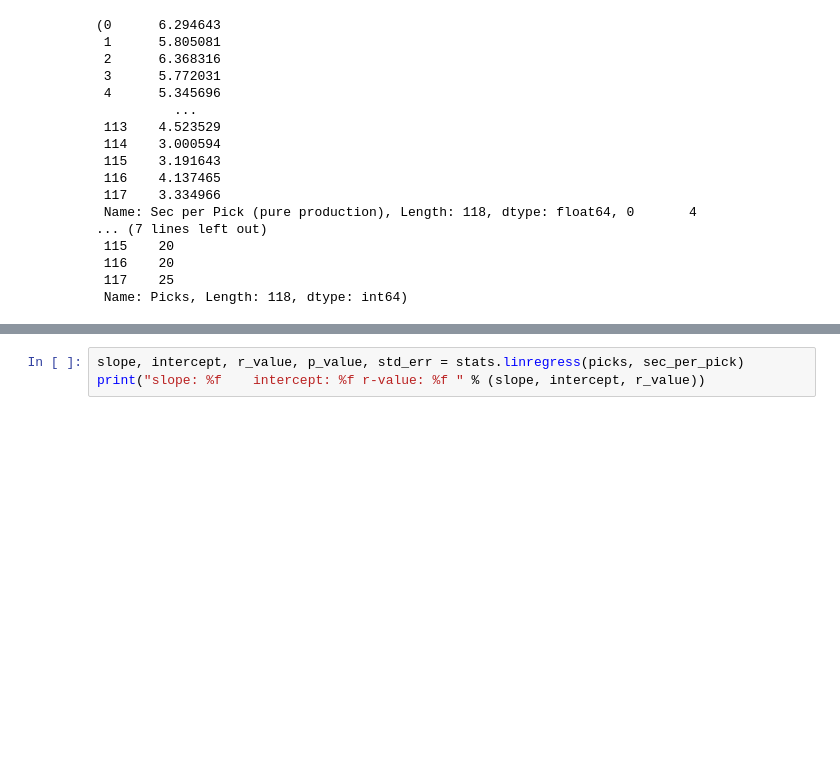
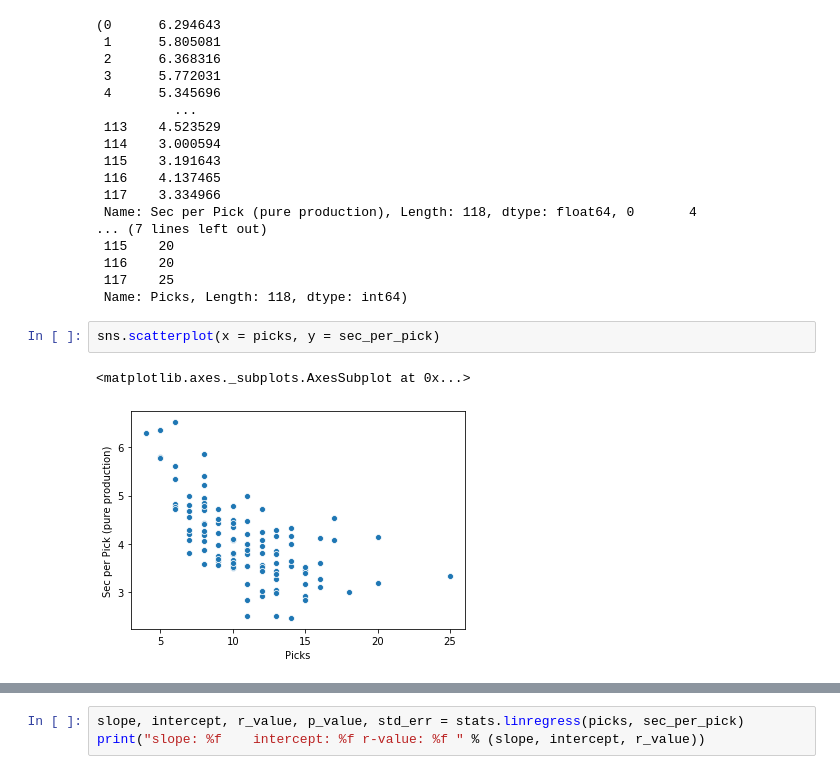
Before and after one commit to QPeiran/PythonStatistics, a Jupyter notebook: TestEnv.ipynb, the cells around one changed output, grey strips where cells are left out. Saved outputs shown, nothing was run; the diff lists cells and outputs as text; blank space fills up the shorter version.

```diff
--- a/TestEnv.ipynb
+++ b/TestEnv.ipynb
@@ -44,3 +45,8 @@ sec_per_pick, picks
  116    20
  117    25
  Name: Picks, Length: 118, dtype: int64)
+# %%
+sns.scatterplot(x = picks, y = sec_per_pick)
+# %% [output]
+<matplotlib.axes._subplots.AxesSubplot at 0x...>
+[figure, added]
```
Also changed, not shown: parts of 3 cells of this notebook, 2 other files.
